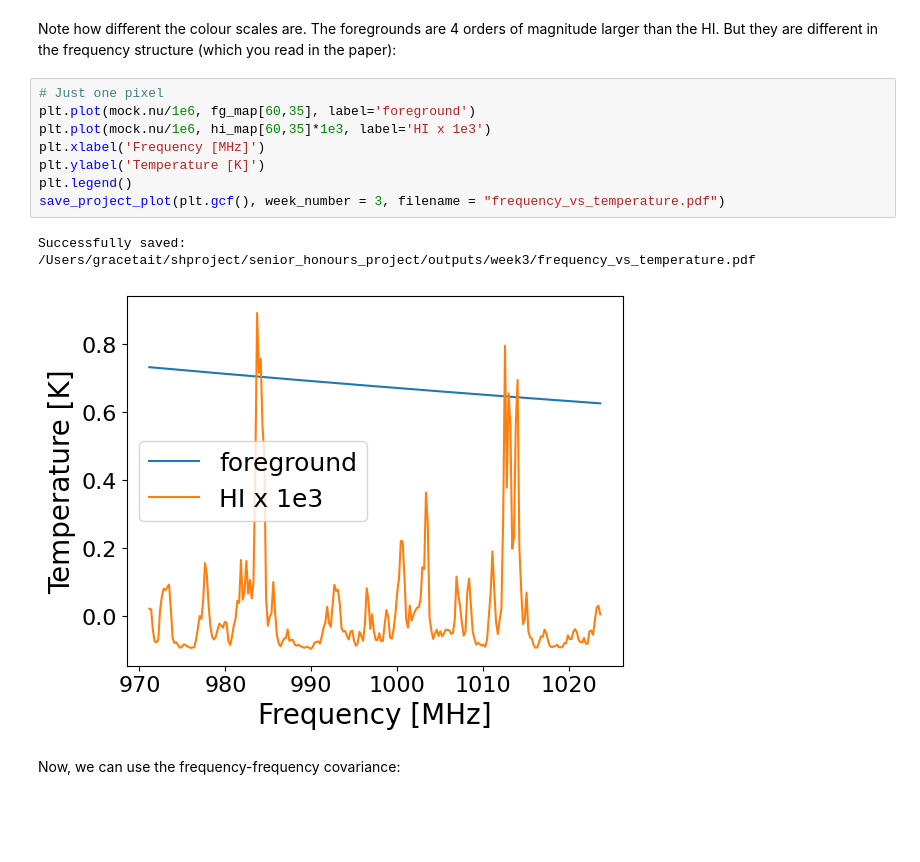
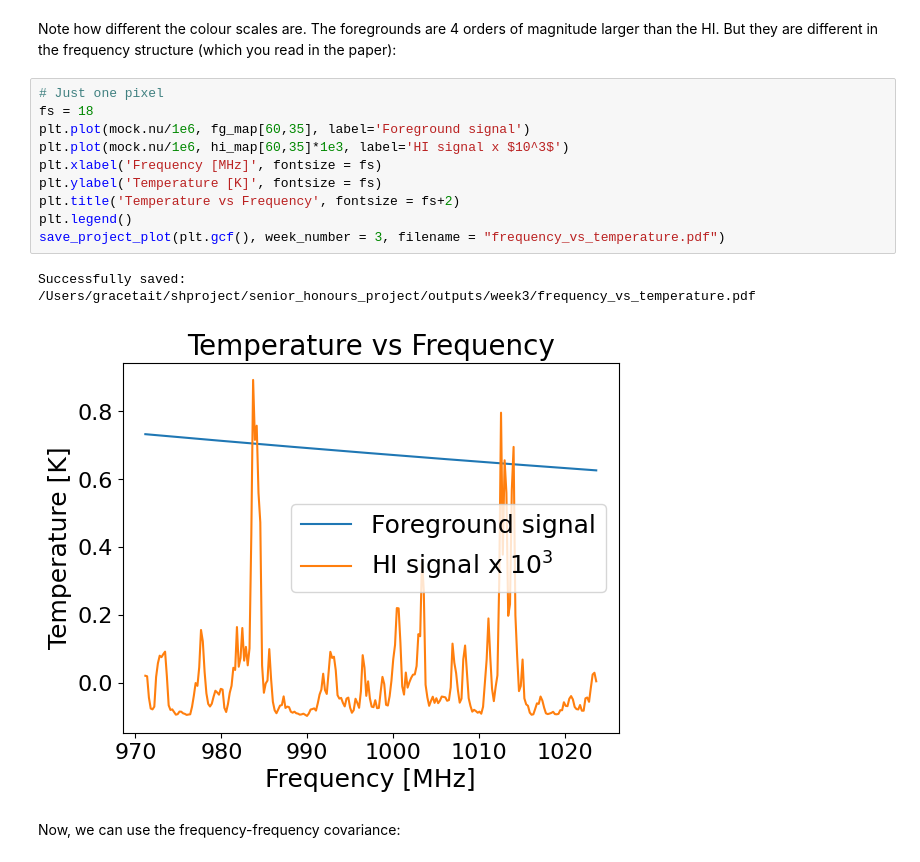
Before and after one commit to grxcetait/senior_honours_project, a Jupyter notebook: notebooks/week3/notebook_2.ipynb, the cells around one changed output. Cells and saved outputs as stored; diff of their text form; blank space fills up the shorter version.

Commit message:
New plots

```diff
--- a/notebooks/week3/notebook_2.ipynb
+++ b/notebooks/week3/notebook_2.ipynb
@@ -97,15 +97,17 @@ Successfully saved: /Users/gracetait/shproject/senior_honours_project/outputs/we
 Note how different the colour scales are. The foregrounds are 4 orders of magnitude larger than the HI. But they are different in the frequency structure (which you read in the paper):
 # %%
 # Just one pixel
-plt.plot(mock.nu/1e6, fg_map[60,35], label='foreground')
-plt.plot(mock.nu/1e6, hi_map[60,35]*1e3, label='HI x 1e3')
-plt.xlabel('Frequency [MHz]')
-plt.ylabel('Temperature [K]')
+fs = 18
+plt.plot(mock.nu/1e6, fg_map[60,35], label='Foreground signal')
+plt.plot(mock.nu/1e6, hi_map[60,35]*1e3, label='HI signal x $10^3$')
+plt.xlabel('Frequency [MHz]', fontsize = fs)
+plt.ylabel('Temperature [K]', fontsize = fs)
+plt.title('Temperature vs Frequency', fontsize = fs+2)
 plt.legend()
 save_project_plot(plt.gcf(), week_number = 3, filename = "frequency_vs_temperature.pdf")
 # %% [output]
 Successfully saved: /Users/gracetait/shproject/senior_honours_project/outputs/week3/frequency_vs_temperature.pdf
-[figure, old version]
+[figure, new version]
 # %% [markdown]
 Now, we can use the frequency-frequency covariance:
 # %%
```
Also changed, not shown: parts of 65 cells of this notebook, 36 other files.
